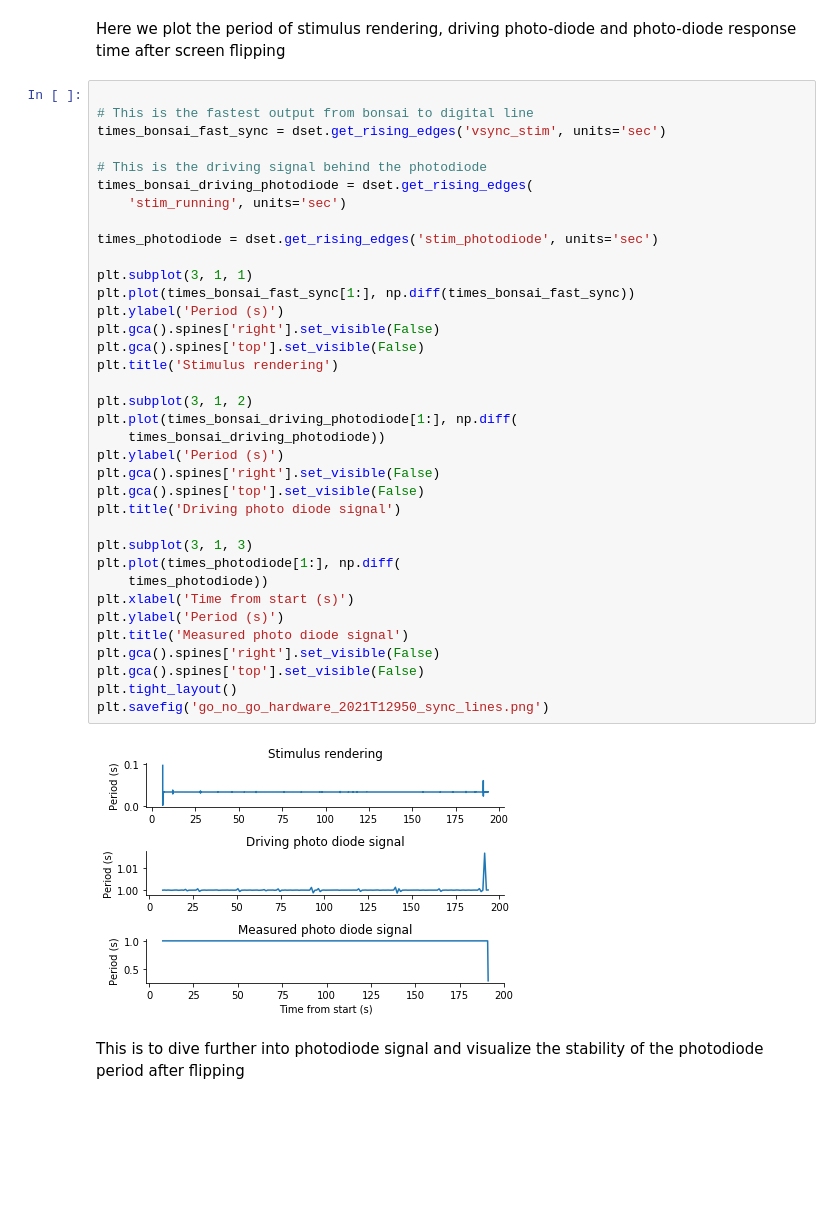
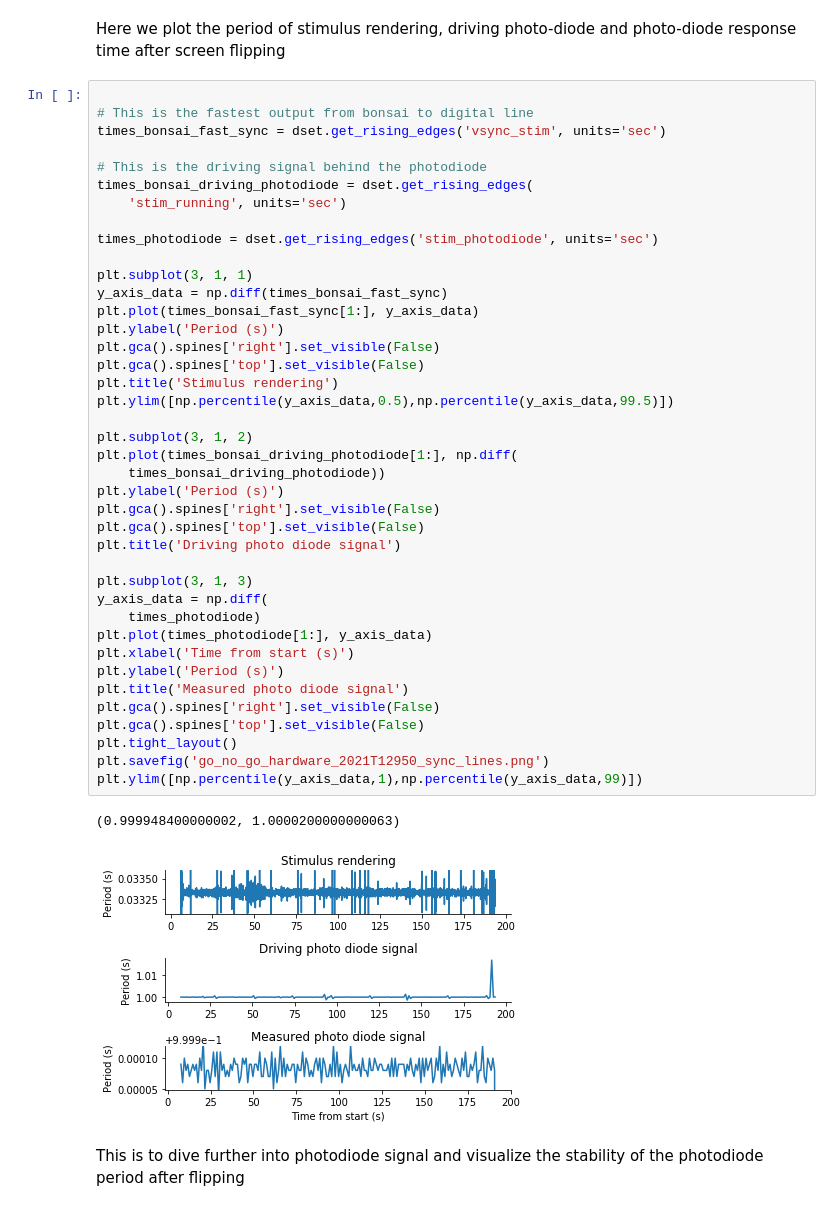
Before and after one commit to AllenInstitute/bonsai_workflows, a Jupyter notebook: Analysis/det_change_short_manual/2021-04-27-det_change_short_manual.ipynb, the cells around one changed output. Drawn from its saved outputs; the diff is of its cells as text; blank space fills up the shorter version.

```diff
--- a/Analysis/det_change_short_manual/2021-04-27-det_change_short_manual.ipynb
+++ b/Analysis/det_change_short_manual/2021-04-27-det_change_short_manual.ipynb
@@ -22,37 +22,42 @@ times_bonsai_fast_sync = dset.get_rising_edges('vsync_stim', units='sec')
 
 # This is the driving signal behind the photodiode
 times_bonsai_driving_photodiode = dset.get_rising_edges(
     'stim_running', units='sec')
 
 times_photodiode = dset.get_rising_edges('stim_photodiode', units='sec')
 
 plt.subplot(3, 1, 1)
-plt.plot(times_bonsai_fast_sync[1:], np.diff(times_bonsai_fast_sync))
+y_axis_data = np.diff(times_bonsai_fast_sync)
+plt.plot(times_bonsai_fast_sync[1:], y_axis_data)
 plt.ylabel('Period (s)')
 plt.gca().spines['right'].set_visible(False)
 plt.gca().spines['top'].set_visible(False)
 plt.title('Stimulus rendering')
+plt.ylim([np.percentile(y_axis_data,0.5),np.percentile(y_axis_data,99.5)])
 
 plt.subplot(3, 1, 2)
 plt.plot(times_bonsai_driving_photodiode[1:], np.diff(
     times_bonsai_driving_photodiode))
 plt.ylabel('Period (s)')
 plt.gca().spines['right'].set_visible(False)
 plt.gca().spines['top'].set_visible(False)
 plt.title('Driving photo diode signal')
 
 plt.subplot(3, 1, 3)
-plt.plot(times_photodiode[1:], np.diff(
-    times_photodiode))
+y_axis_data = np.diff(
+    times_photodiode)
+plt.plot(times_photodiode[1:], y_axis_data)
 plt.xlabel('Time from start (s)')
 plt.ylabel('Period (s)')
 plt.title('Measured photo diode signal')
 plt.gca().spines['right'].set_visible(False)
 plt.gca().spines['top'].set_visible(False)
 plt.tight_layout()
 plt.savefig('go_no_go_hardware_2021T12950_sync_lines.png')
+plt.ylim([np.percentile(y_axis_data,1),np.percentile(y_axis_data,99)])
 # %% [output]
+(0.999948400000002, 1.0000200000000063)
-[figure, old version]
+[figure, new version]
 # %% [markdown]
 This is to dive further into photodiode signal and visualize the stability of the photodiode period after flipping
 # %%
```
Also changed, not shown: 6 other files.
